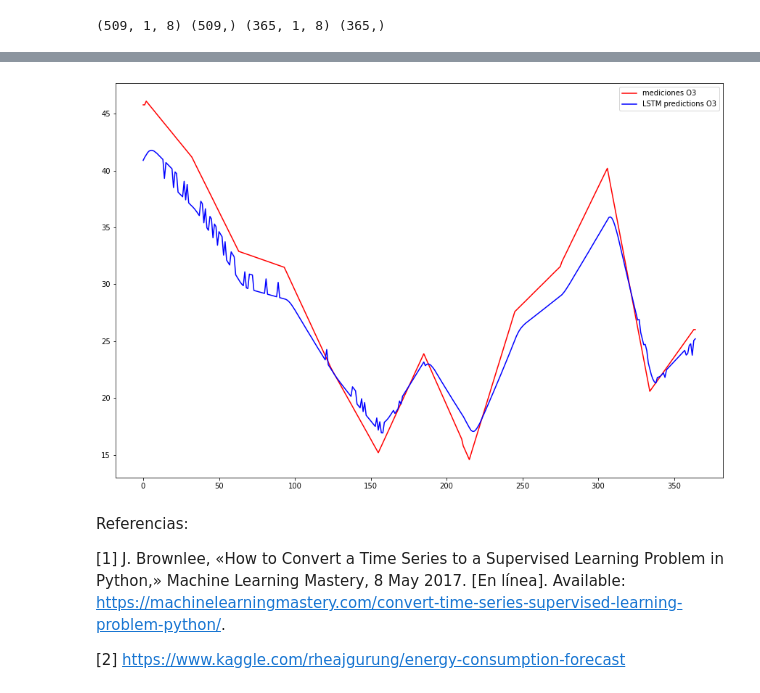
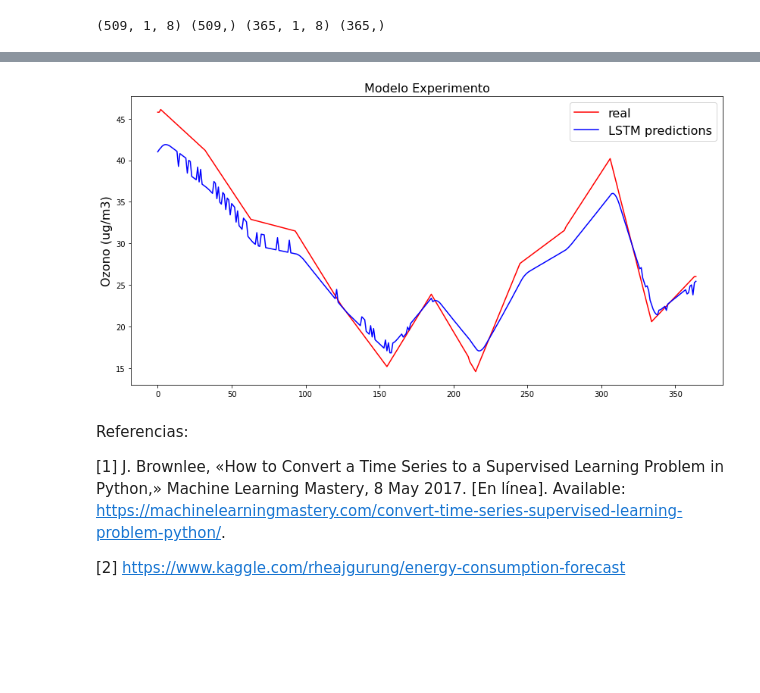
Before and after one commit to nadia1477/TFM-UOC, a Jupyter notebook: TFM_Experimentos_Nadia.ipynb, the cells around one changed output, grey strips where cells are left out. Drawn from its saved outputs; the diff is of its cells as text; code cells hidden in the pictures; blank space fills up the shorter version.

```diff
--- a/TFM_Experimentos_Nadia.ipynb
+++ b/TFM_Experimentos_Nadia.ipynb
@@ -369,11 +367,13 @@ RMSE: 2.2909098833741757
 # %%
 predicted_lstm = pd.DataFrame({'predicted':pred,'O3':act})
-predicted_lstm['O3'].plot(figsize=(15,10),color = 'red', label= 'mediciones O3')
-predicted_lstm['predicted'].plot(color = 'blue',label= 'LSTM predictions O3')
-plt.legend()
+predicted_lstm['O3'].plot(figsize=(14,7),color = 'red', label= 'real')
+predicted_lstm['predicted'].plot(color = 'blue',label= 'LSTM predictions')
+plt.ylabel("Ozono (ug/m3)", fontsize=16)
+plt.title("Modelo Experimento", fontsize=16)
+plt.legend(loc=1, prop={'size': 16})
 plt.show()
 # %% [output]
-[figure, old version]
+[figure, new version]
 # %% [markdown]
 Referencias:
 
```
Also changed, not shown: parts of 6 cells of this notebook, 1 other file.
